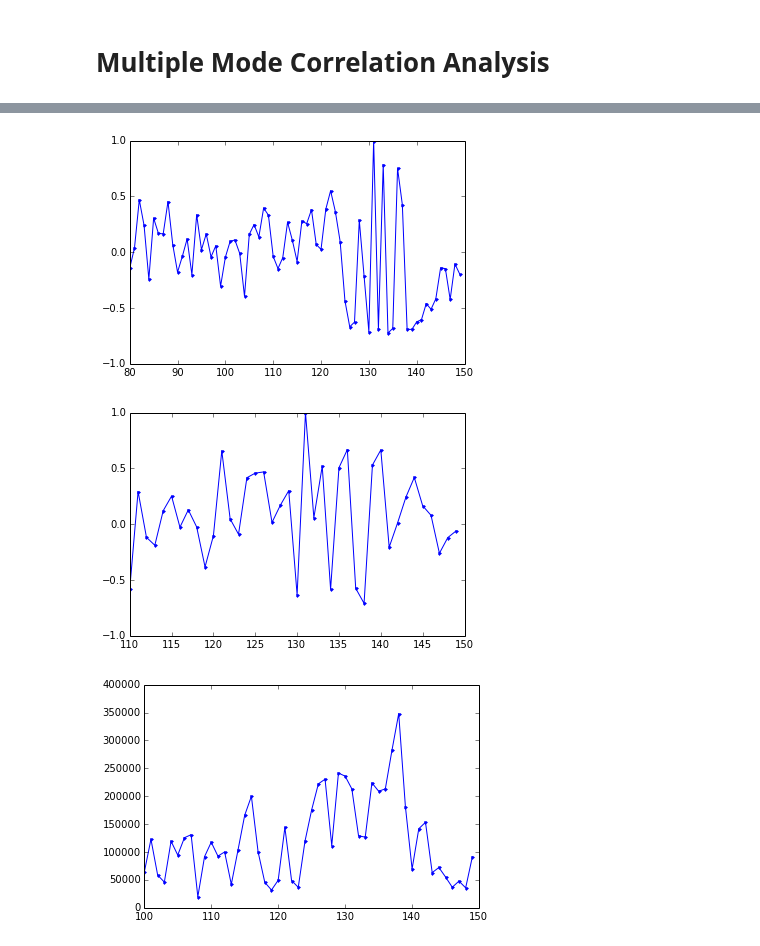
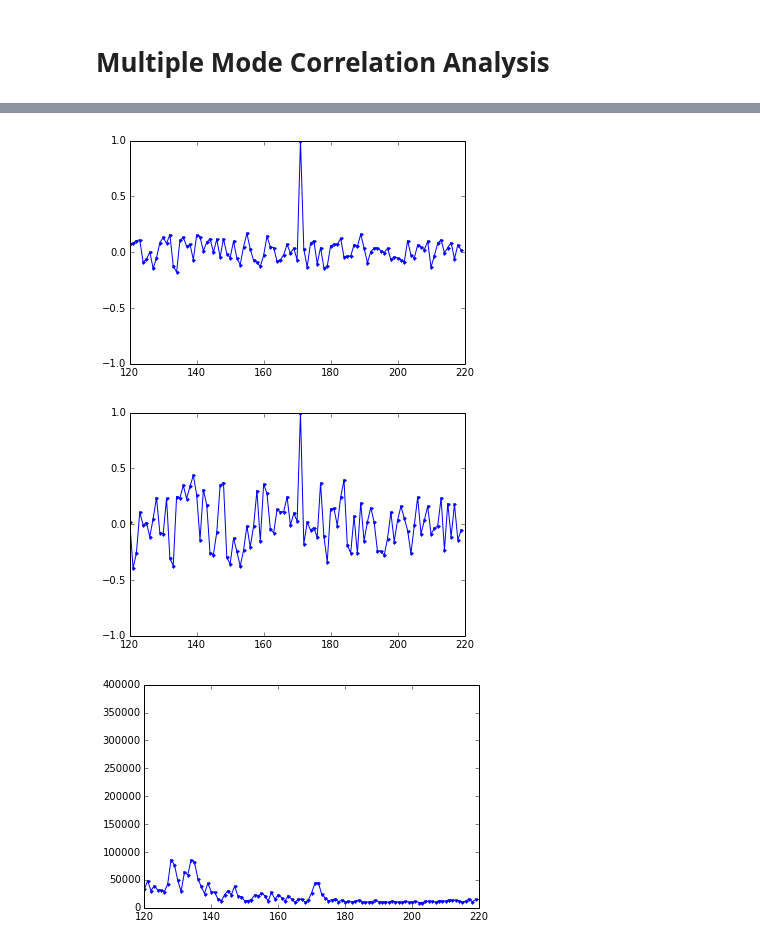
Before and after one commit to DawesLab/CCDimage, a Jupyter notebook: Two Mode Analysis.ipynb, the cells around one changed output, grey strips where cells are left out. Drawn from its saved outputs; the diff is of its cells as text; code cells hidden in the pictures.

```diff
--- a/Two Mode Analysis.ipynb
+++ b/Two Mode Analysis.ipynb
@@ -97,63 +86,52 @@ ls
 # %%
-vacuum_raw = np.load("13-14-37_raw.npy")
+vacuum_raw = np.load("15-45-53_raw.npy")
 # %%
 vacFFT = np.average(vacuum_raw,axis=(1,2))
 # %%
-filename_root = "15-11-45_raw"
+filename_root = "16-02-11_raw"
 data = np.load(filename_root + ".npy")
 # %%
 VacCorrected = data - vacFFT.reshape(600,1,1)
 # %%
-modeA = 131
+modeA = 170
 outputA = VacCorrected[modeA,:,:].flatten()  # Choose the mode to analyze
 y_real = np.real(outputA)
 y_imag = np.imag(outputA)
 x_real = []
 x_imag = []
 x_abs = []
-mode_real = []
-mode_imag = []
-output_real = []
-output_imag = []
-output_abs = []
+output = []
 Pearson_real = []
 Pearson_imag = []
 magnitude = []
-modes = range(0,150)
+modes = range(0,220)
 
 for i in modes:
-    output_real.append(VacCorrected[i,:,:].flatten())  # Choose the mode to analyze
-    x_real.append(np.real(output_real[i]))
+    output.append(VacCorrected[i,:,:].flatten())
+    x_real.append(np.real(output[i]))
+    x_imag.append(np.imag(output[i]))
+    x_abs.append(np.abs(output[i]))
     RealPearson, p = sp.pearsonr(x_real[i], y_real)
     Pearson_real.append(RealPearson)
-
-for i in modes:
-    output_imag.append(VacCorrected[i,:,:].flatten())  # Choose the mode to analyze
-    x_imag.append(np.imag(output_imag[i]))
     ImagPearson, p = sp.pearsonr(x_imag[i], y_imag)
     Pearson_imag.append(ImagPearson)
-
-
-for i in modes:
-    output_abs.append( VacCorrected[i,:,:].flatten() )  # Choose the mode to analyze
-    x_abs.append(np.abs(output_abs[i]))
     magnitude.append(np.average(x_abs[i]))
 # %%
 plot(modes,Pearson_real,".-")
-axis([80,150,-1,1])
+axis([120,220,-1,1])
 savefig(filename_root + "_mode_" + str(modeA) + "_real.png")
 # %% [output]
-[figure, old version]
+[figure, new version]
 # %%
 plot(modes, Pearson_imag,".-")
-axis([110,150,-1,1])
+axis([120,220,-1,1])
 savefig(filename_root + "_mode_" + str(modeA) + "_imag.png")
 # %% [output]
-[figure, old version]
+[figure, new version]
 # %%
 plot(modes, (magnitude),".-")
-xlim((100,150))
+xlim((120,220))
 ylim((0,4e5))
 savefig(filename_root + "_mag.png")
 # %% [output]
-[figure, old version]
+[figure, new version]
```
Also changed, not shown: parts of 8 cells of this notebook, 8 other files.
